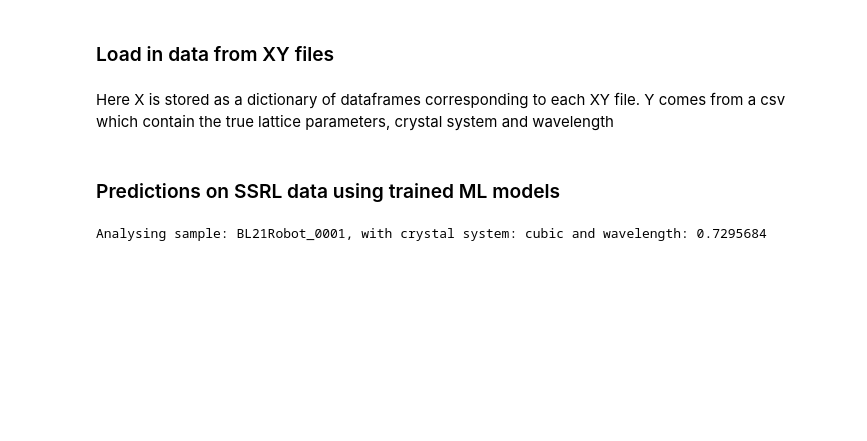
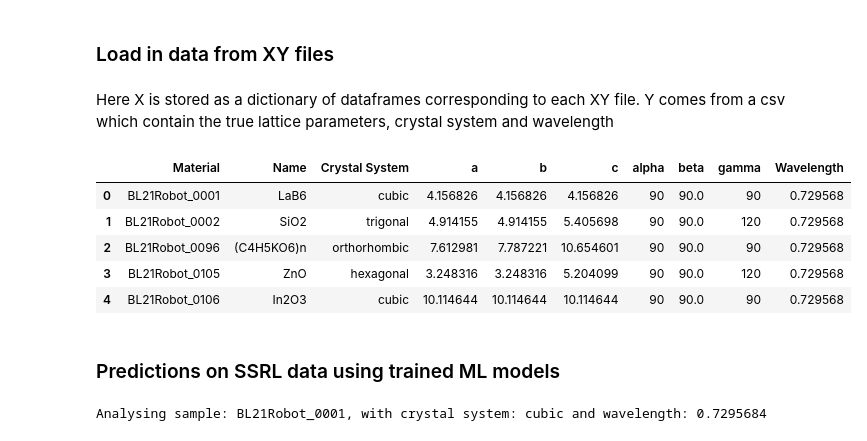
Before and after one commit to src47/DeepLPnet, a Jupyter notebook: examples/predictions.ipynb, the cells around one changed output. Drawn from its saved outputs; the diff is of its cells as text; code cells hidden in the pictures; blank space fills up the shorter version.

Commit message:
Added in names for the materials

```diff
--- a/examples/predictions.ipynb
+++ b/examples/predictions.ipynb
@@ -15,6 +15,15 @@ Here X is stored as a dictionary of dataframes corresponding to each XY file. Y
 # %%
 X = np.load("../data/Xdata.npy",allow_pickle=True).item()
 Y = pd.read_csv("../data/ssrl_labels.csv")
+# %%
+Y.head()
+# %% [output]
+|  | Material | Name | Crystal System | a | b | c | alpha | beta | gamma | Wavelength |
+| 0 | BL21Robot_0001 | LaB6 | cubic | 4.156826 | 4.156826 | 4.156826 | 90 | 90.0 | 90 | 0.729568 |
+| 1 | BL21Robot_0002 | SiO2 | trigonal | 4.914155 | 4.914155 | 5.405698 | 90 | 90.0 | 120 | 0.729568 |
+| 2 | BL21Robot_0096 | (C4H5KO6)n | orthorhombic | 7.612981 | 7.787221 | 10.654601 | 90 | 90.0 | 90 | 0.729568 |
+| 3 | BL21Robot_0105 | ZnO | hexagonal | 3.248316 | 3.248316 | 5.204099 | 90 | 90.0 | 120 | 0.729568 |
+| 4 | BL21Robot_0106 | In2O3 | cubic | 10.114644 | 10.114644 | 10.114644 | 90 | 90.0 | 90 | 0.729568 |
 # %% [markdown]
 ### Predictions on SSRL data using trained ML models
 # %%
```
Also changed, not shown: parts of 1 cell of this notebook, 2 other files.
